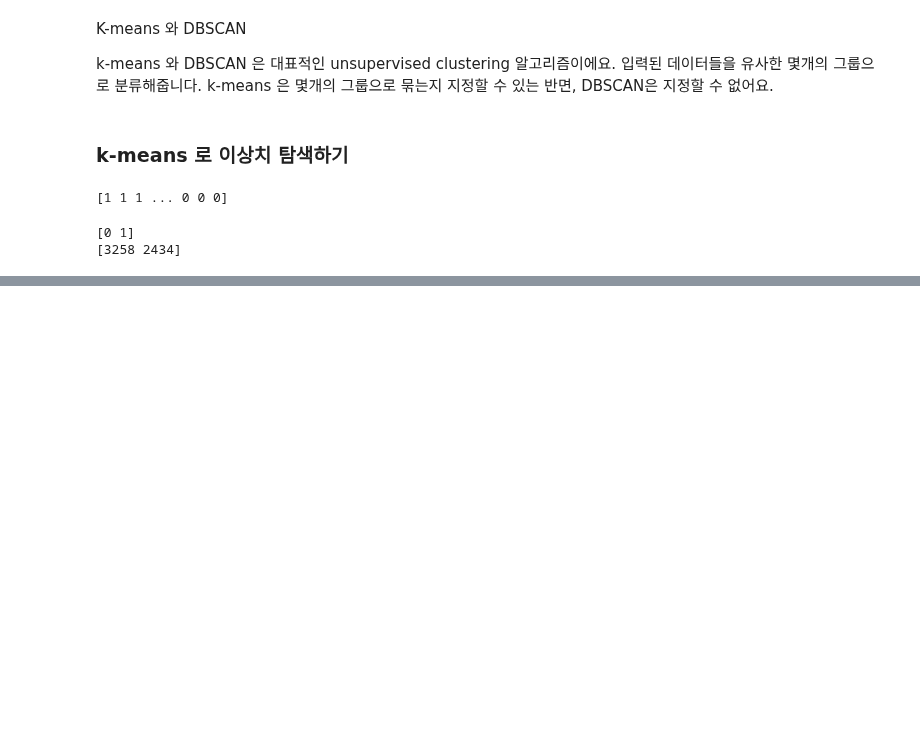
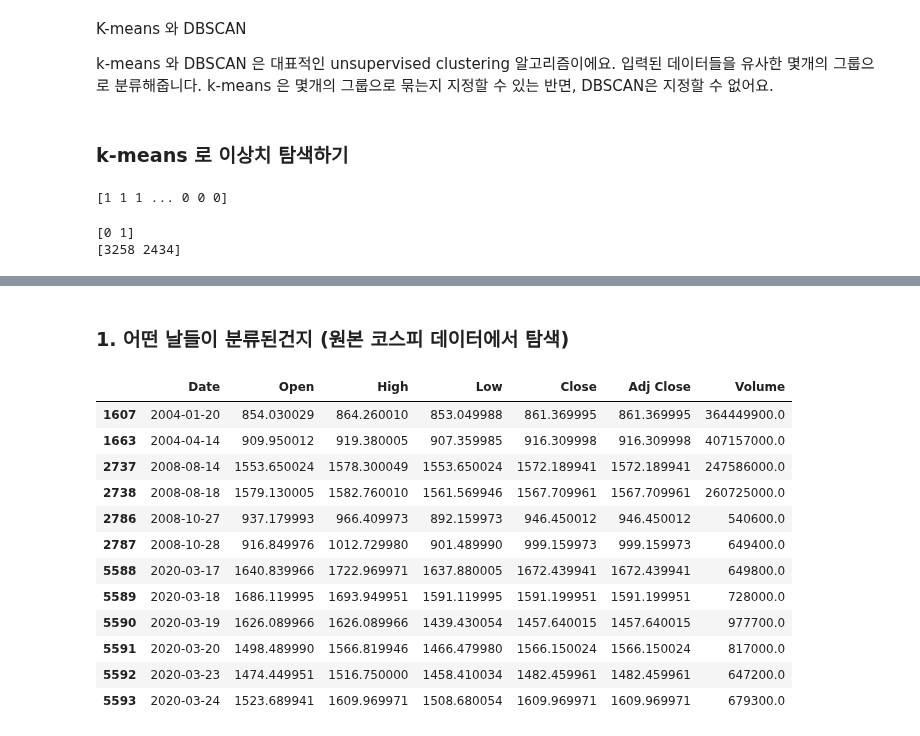
Before and after one commit to JPumpkin645/AIFFEL, a Jupyter notebook: Week_13/Ex_20_practice.ipynb, the cells around one changed output, grey strips where cells are left out. Saved outputs shown, nothing was run; the diff lists cells and outputs as text; code cells hidden in the pictures; blank space fills up the shorter version.

```diff
--- a/Week_13/Ex_20_practice.ipynb
+++ b/Week_13/Ex_20_practice.ipynb
@@ -286,3 +304,9 @@ print(cnt)
 # %% [output]
 [0 1]
 [3258 2434]
+# %%
+from sklearn.cluster import KMeans
+
+kmeans = KMeans(n_clusters=15, random_state=0).fit(norm_rdf)
+lbl, cnt = np.unique(kmeans.labels_,return_counts=True,)
+['group:{}-count:{}'.format(group, count) for group, count in zip(lbl, cnt)]
@@ -288,0 +329,19 @@ print(cnt)
+# %% [markdown]
+### 1. 어떤 날들이 분류된건지 (원본 코스피 데이터에서 탐색)
+# %%
+# 꼭 여러분들의 분류 결과에서 특이 그룹으로 분류된 그룹 번호로 바꿔 주세요.
+df[(kmeans.labels_==3)|(kmeans.labels_==8)|(kmeans.labels_==12)]
+# %% [output]
+|  | Date | Open | High | Low | Close | Adj Close | Volume |
+| 1607 | 2004-01-20 | 854.030029 | 864.260010 | 853.049988 | 861.369995 | 861.369995 | 364449900.0 |
+| 1663 | 2004-04-14 | 909.950012 | 919.380005 | 907.359985 | 916.309998 | 916.309998 | 407157000.0 |
+| 2737 | 2008-08-14 | 1553.650024 | 1578.300049 | 1553.650024 | 1572.189941 | 1572.189941 | 247586000.0 |
+| 2738 | 2008-08-18 | 1579.130005 | 1582.760010 | 1561.569946 | 1567.709961 | 1567.709961 | 260725000.0 |
+| 2786 | 2008-10-27 | 937.179993 | 966.409973 | 892.159973 | 946.450012 | 946.450012 | 540600.0 |
+| 2787 | 2008-10-28 | 916.849976 | 1012.729980 | 901.489990 | 999.159973 | 999.159973 | 649400.0 |
+| 5588 | 2020-03-17 | 1640.839966 | 1722.969971 | 1637.880005 | 1672.439941 | 1672.439941 | 649800.0 |
+| 5589 | 2020-03-18 | 1686.119995 | 1693.949951 | 1591.119995 | 1591.199951 | 1591.199951 | 728000.0 |
+| 5590 | 2020-03-19 | 1626.089966 | 1626.089966 | 1439.430054 | 1457.640015 | 1457.640015 | 977700.0 |
+| 5591 | 2020-03-20 | 1498.489990 | 1566.819946 | 1466.479980 | 1566.150024 | 1566.150024 | 817000.0 |
+| 5592 | 2020-03-23 | 1474.449951 | 1516.750000 | 1458.410034 | 1482.459961 | 1482.459961 | 647200.0 |
+| 5593 | 2020-03-24 | 1523.689941 | 1609.969971 | 1508.680054 | 1609.969971 | 1609.969971 | 679300.0 |
```
Also changed, not shown: parts of 22 cells of this notebook.
